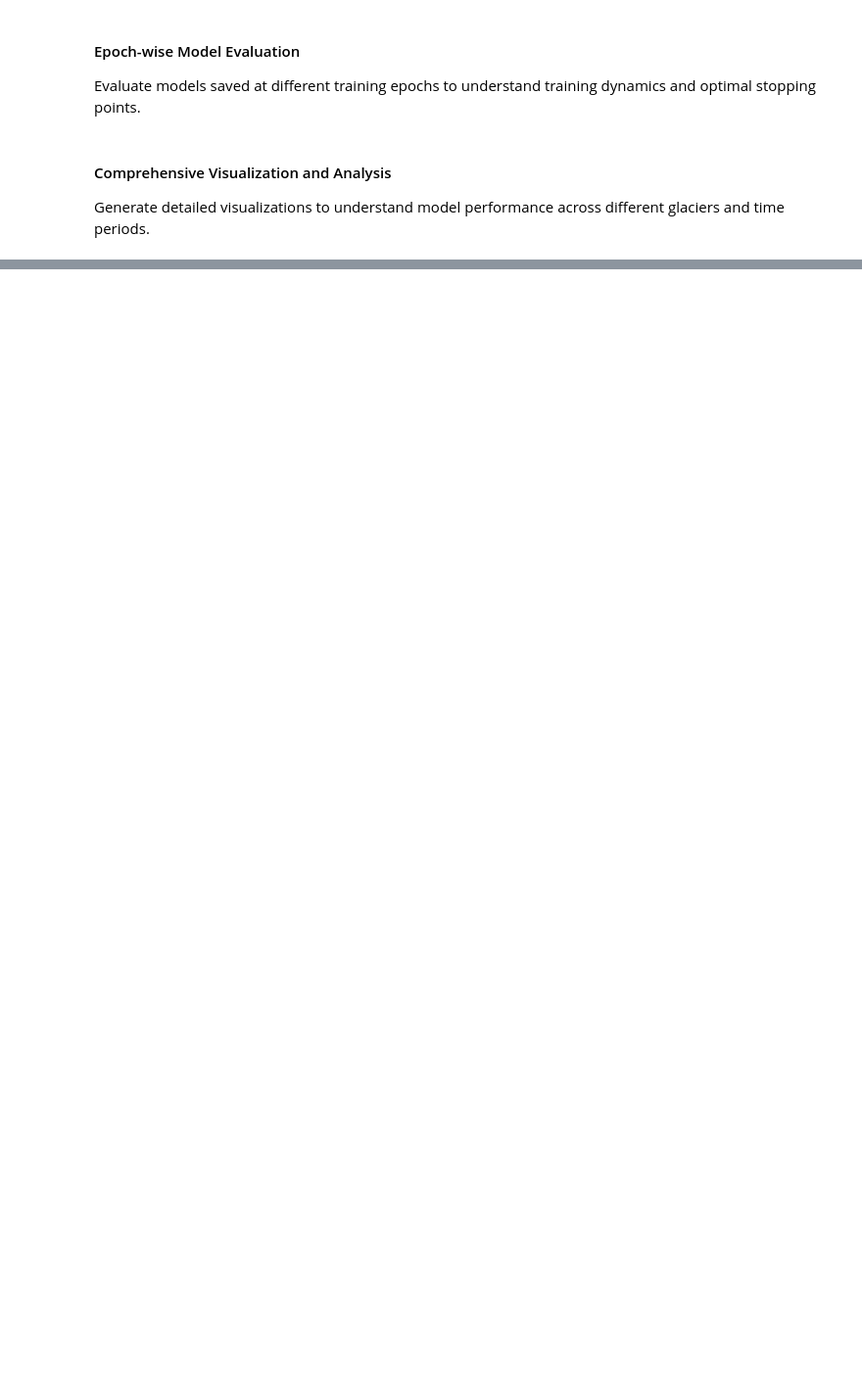
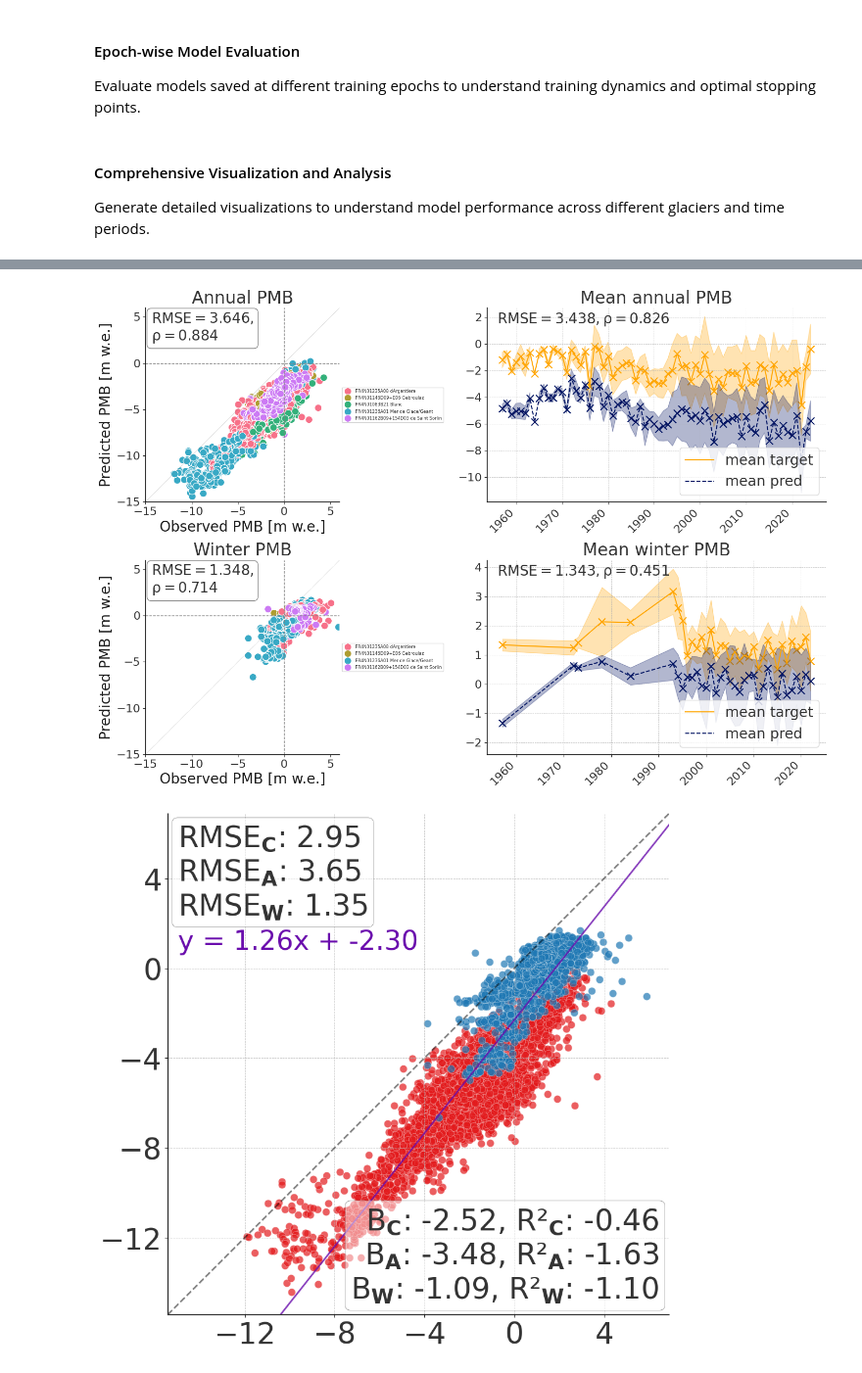
Before and after one commit to marvande/MassBalanceMachine, a Jupyter notebook: regions/French_Alps/3.2.4 Train-ML-model-NN_progressive_transfer.ipynb, the cells around one changed output, grey strips where cells are left out. Shown at 98% size. Saved outputs shown, nothing was run; the diff lists cells and outputs as text; code cells hidden in the pictures; blank space fills up the shorter version.

```diff
--- a/regions/French_Alps/3.2.4 Train-ML-model-NN_progressive_transfer.ipynb
+++ b/regions/French_Alps/3.2.4 Train-ML-model-NN_progressive_transfer.ipynb
@@ -959,0 +727,9 @@ Performance by glacier (sorted by RMSE):
+# %%
+PlotPredictions_NN(grouped_ids)
+
+PlotPredictionsCombined_NN_additional(grouped_ids)
+
+PlotIndividualGlacierPredVsTruth(grouped_ids, base_figsize=(20, 15))
+# %% [output]
+[figure, added]
+[figure, added]
```
Also changed, not shown: parts of 26 cells of this notebook, 7 other files.
